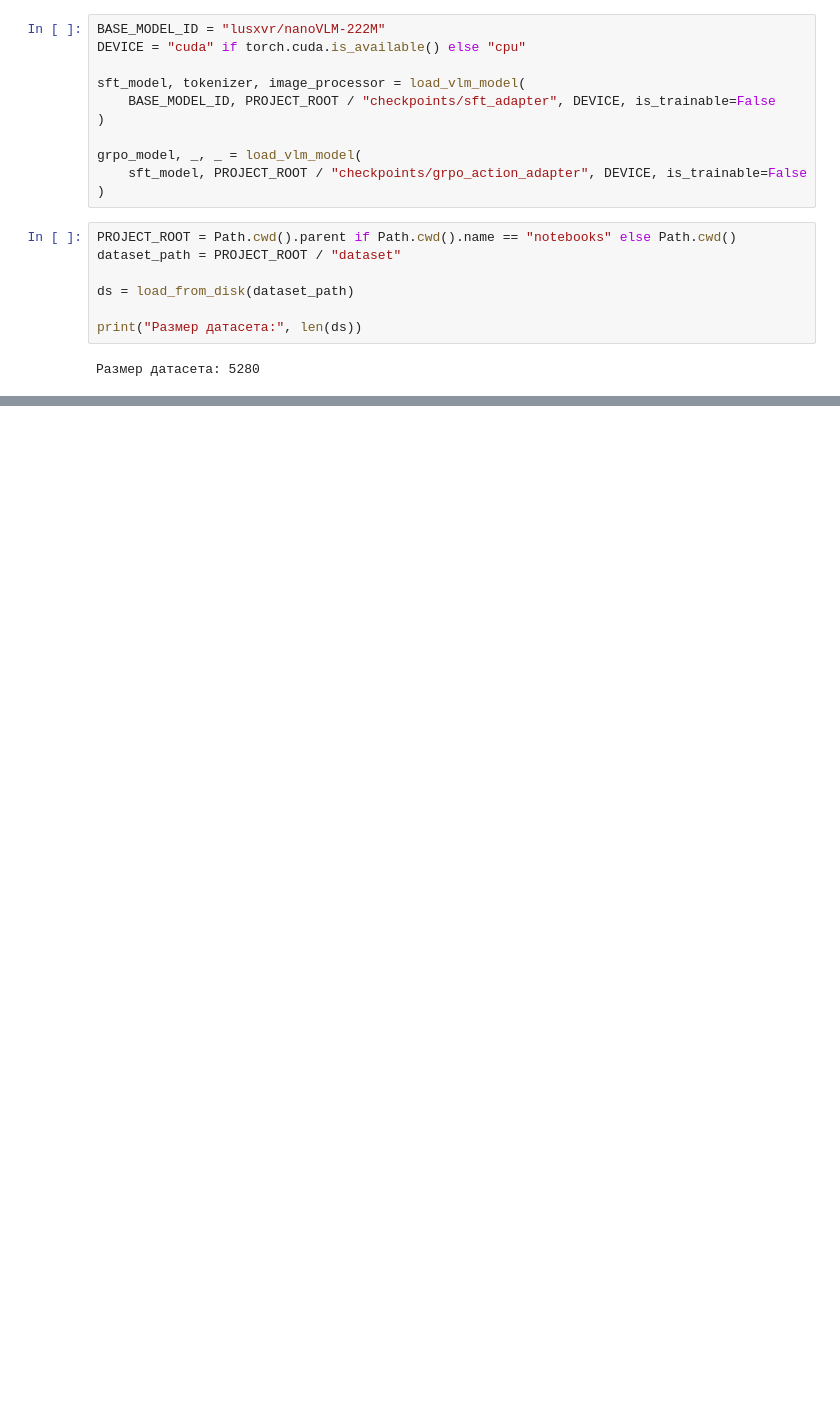
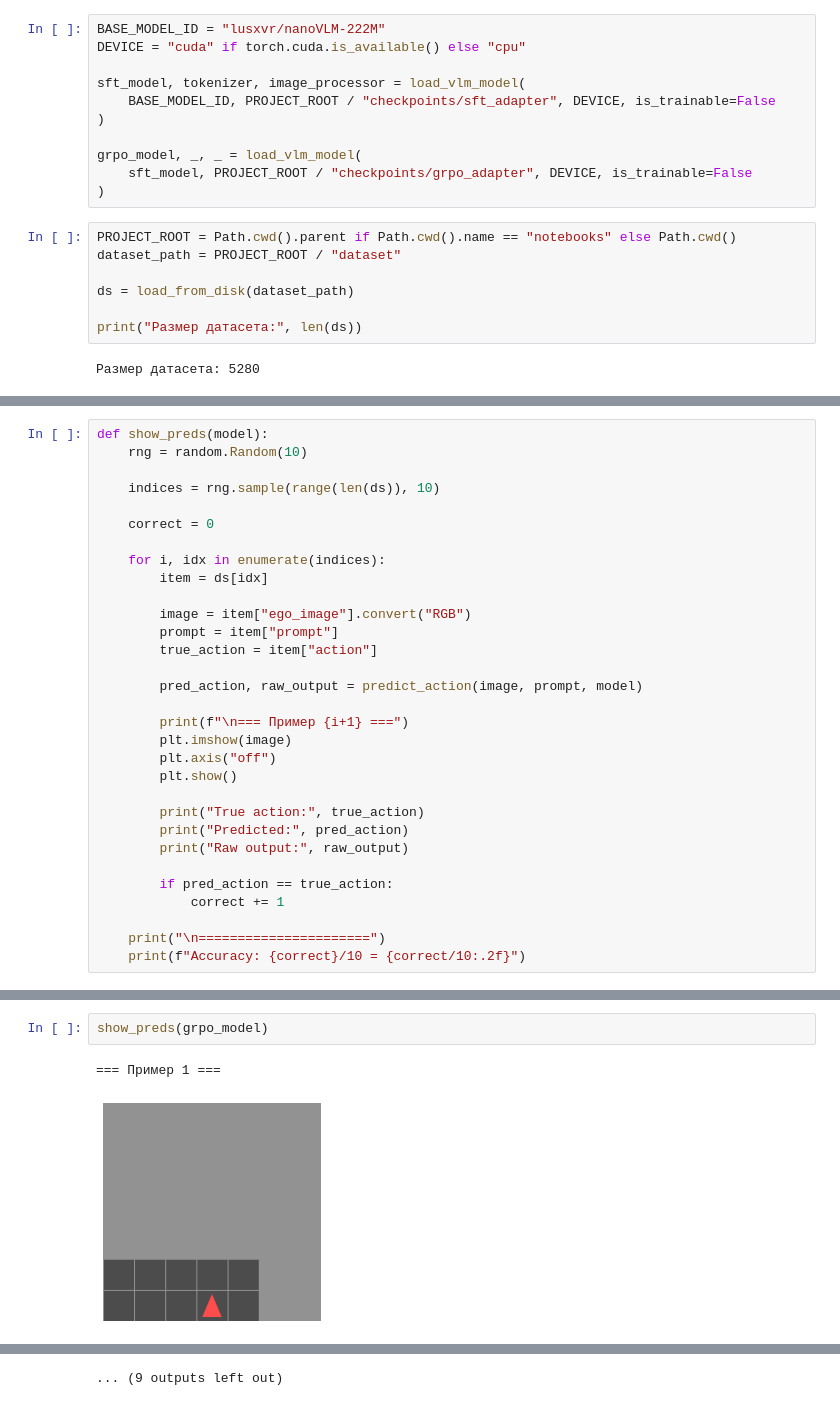
Before and after one commit to romplle/grpo-vs-sft-ood, a Jupyter notebook: notebooks/quick_test.ipynb, the cells around one changed output, grey strips where cells are left out. Cells and saved outputs as stored; diff of their text form; blank space fills up the shorter version.

```diff
--- a/notebooks/quick_test.ipynb
+++ b/notebooks/quick_test.ipynb
@@ -25,7 +25,7 @@ sft_model, tokenizer, image_processor = load_vlm_model(
 )
 
 grpo_model, _, _ = load_vlm_model(
-    sft_model, PROJECT_ROOT / "checkpoints/grpo_action_adapter", DEVICE, is_trainable=False
+    sft_model, PROJECT_ROOT / "checkpoints/grpo_adapter", DEVICE, is_trainable=False
 )
 # %%
 PROJECT_ROOT = Path.cwd().parent if Path.cwd().name == "notebooks" else Path.cwd()
@@ -69,4 +69,35 @@ def predict_action(image, prompt, max_new_tokens=1):
         return "forward", generated_text
 
     return None, generated_text
+# %%
+def show_preds(model):
+    rng = random.Random(10)
+
+    indices = rng.sample(range(len(ds)), 10)
+
+    correct = 0
+
+    for i, idx in enumerate(indices):
+        item = ds[idx]
+
+        image = item["ego_image"].convert("RGB")
+        prompt = item["prompt"]
+        true_action = item["action"]
+
+        pred_action, raw_output = predict_action(image, prompt, model)
+
+        print(f"\n=== Пример {i+1} ===")
+        plt.imshow(image)
+        plt.axis("off")
+        plt.show()
+
+        print("True action:", true_action)
+        print("Predicted:", pred_action)
+        print("Raw output:", raw_output)
+
+        if pred_action == true_action:
+            correct += 1
+
+    print("\n======================")
+    print(f"Accuracy: {correct}/10 = {correct/10:.2f}")
 # %%
@@ -133 +138,6 @@ Raw output: left
 ... (9 outputs left out)
+# %%
+show_preds(grpo_model)
+# %% [output]
+=== Пример 1 ===
+[figure, added]
@@ -133,0 +174 @@ Raw output: left
+... (9 outputs left out)
```
Also changed, not shown: parts of 4 cells of this notebook, 7 other files.
